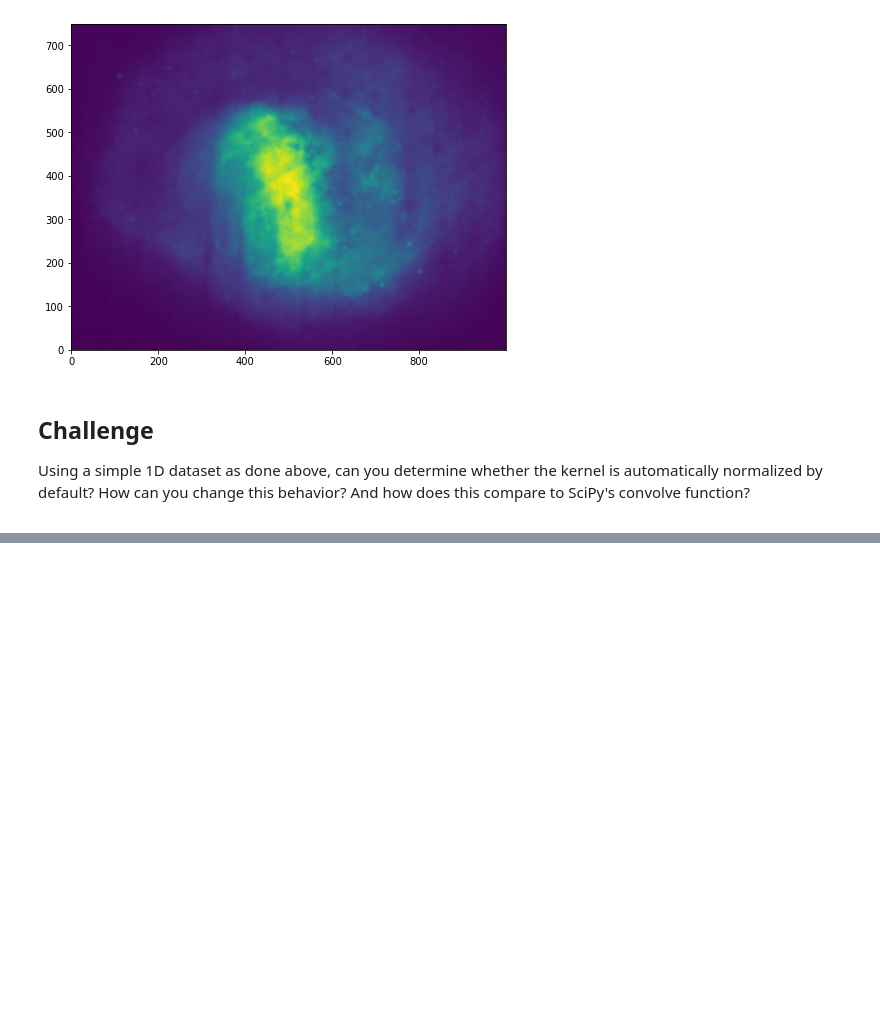
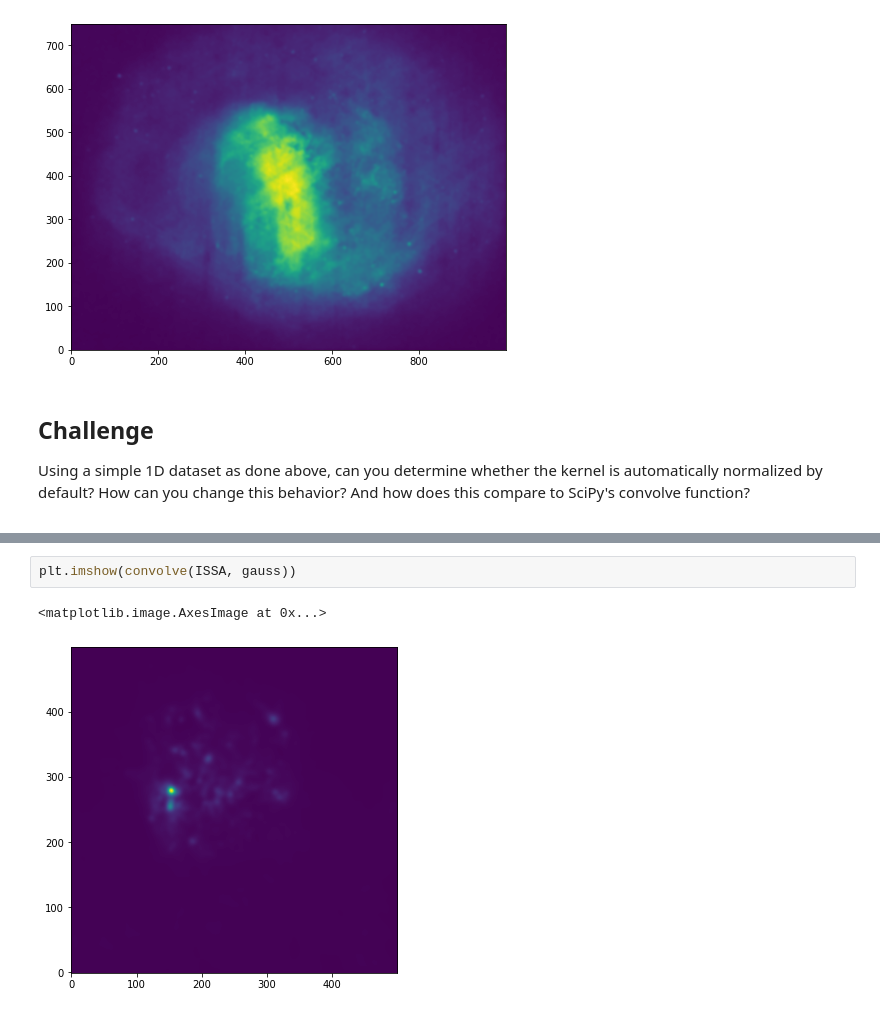
Before and after one commit to bsipocz/ASTR497, a Jupyter notebook: astropy_notebooks/10-convolution.ipynb, the cells around one changed output, grey strips where cells are left out. Drawn from its saved outputs; the diff is of its cells as text; blank space fills up the shorter version.

```diff
--- a/astropy_notebooks/10-convolution.ipynb
+++ b/astropy_notebooks/10-convolution.ipynb
@@ -164,3 +175,8 @@ plt.imshow(convolve(gaia_map, gauss))
+# %%
+plt.imshow(convolve(ISSA, gauss))
+# %% [output]
+<matplotlib.image.AxesImage at 0x...>
+[figure, added]
 # %% [markdown]
 <center><i>This notebook was originally written by <a href="https://aperiosoftware.com/">Aperio Software Ltd</a> and modified by Brigitta Sipőcz. &copy; 2019-2021 and is licensed under a <a href="https://creativecommons.org/licenses/by/4.0/">Creative Commons Attribution 4.0 International License (CC BY 4.0)</a></i></center>
 
```
Also changed, not shown: parts of 4 cells of this notebook, 4 other files.
